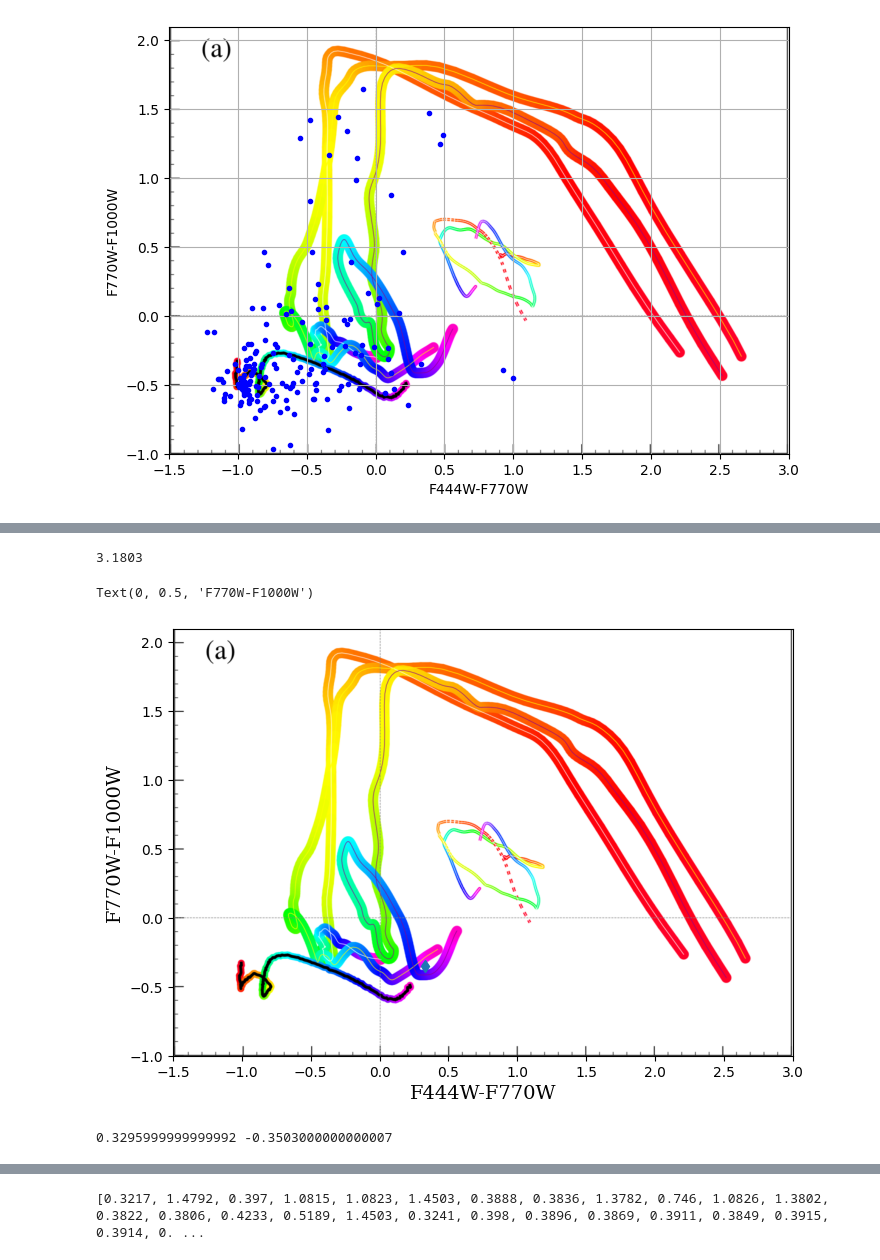
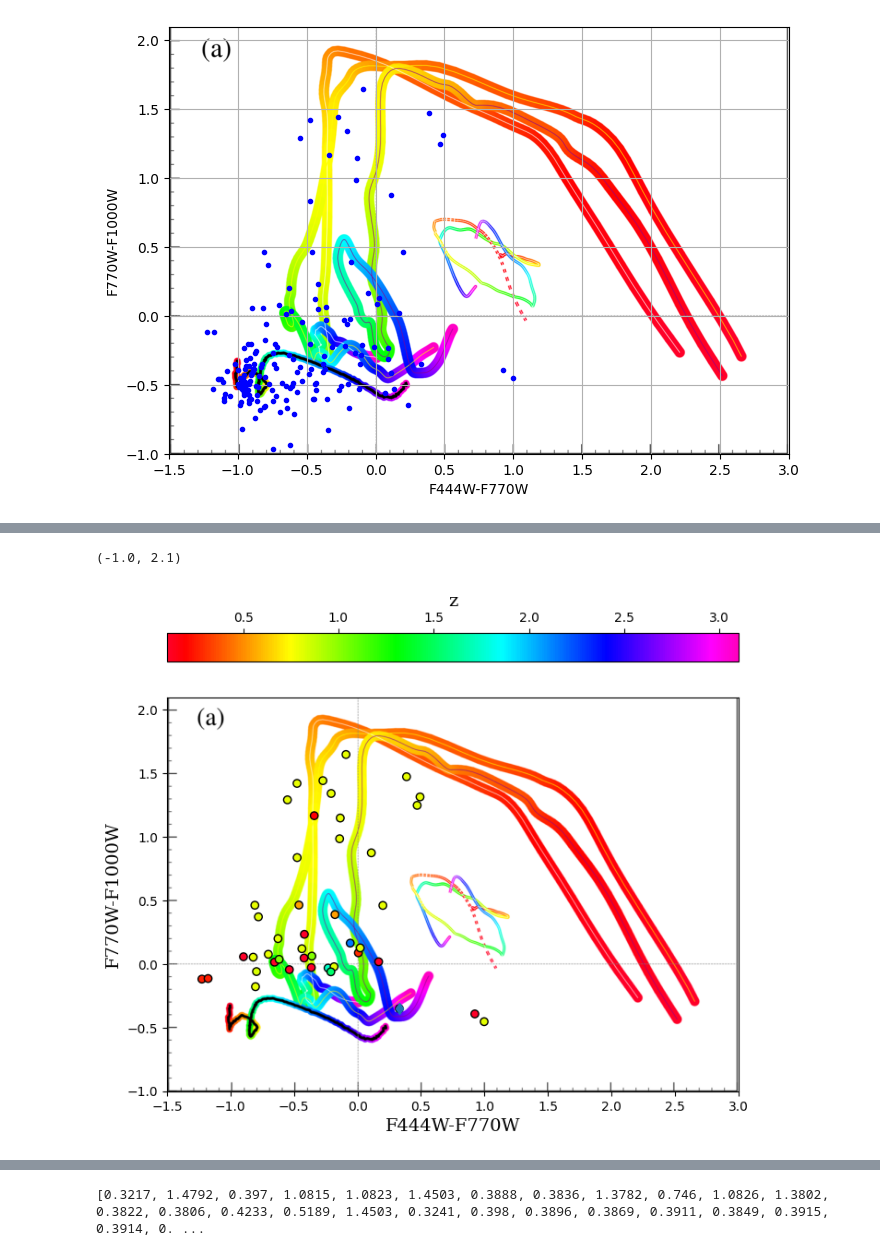
Before and after one commit to StellaWasTaken/1st-year-project, a Jupyter notebook: CSFG data results.ipynb, the cells around one changed output, grey strips where cells are left out. Saved outputs shown, nothing was run; the diff lists cells and outputs as text; code cells hidden in the pictures.

```diff
--- a/CSFG data results.ipynb
+++ b/CSFG data results.ipynb
@@ -71,7 +52,3 @@ print(red)
-# %%
-max(red)
-# %% [output]
-3.1803
 # %%
 rrr = 0
 for i in catalogue.keys():
@@ -95,20 +68,16 @@ sm = cm.colormaps["gist_rainbow"]
 # %%
 plt.figure(figsize=(8, 10))
 implot = plt.imshow(erm, extent=[-1.5, 3, -1, 2.1])
-#ww = plt.scatter(M6new, M3new, marker="o", c=newred, vmin=0.1, vmax=3.1, cmap=sm, edgecolors="k")
+ww = plt.scatter(M6new, M3new, marker="o", c=newred, vmin=0.1, vmax=3.1, cmap=sm, edgecolors="k")
 plt.plot(M6new[20], M3new[20], marker="d")
-#plt.colorbar(ww, orientation="horizontal", location="top").set_label(label='z',size=14,**newfont)
+plt.colorbar(ww, orientation="horizontal", location="top").set_label(label='z',size=14,**newfont)
 plt.xlabel("F444W-F770W", **newfont, fontsize=14)
 plt.ylabel("F770W-F1000W", **newfont, fontsize=14)
-#plt.xlim(-1.5, 3)
-#plt.ylim(-1, 2.1)
+plt.xlim(-1.5, 3)
+plt.ylim(-1, 2.1)
 # %% [output]
-Text(0, 0.5, 'F770W-F1000W')
+(-1.0, 2.1)
-[figure, old version]
+[figure, new version]
-# %%
-print(M6new[20], M3new[20])
-# %% [output]
-0.3295999999999992 -0.3503000000000007
 # %%
 museshift = []
 musecompare = []
```
Also changed, not shown: parts of 8 cells of this notebook.
